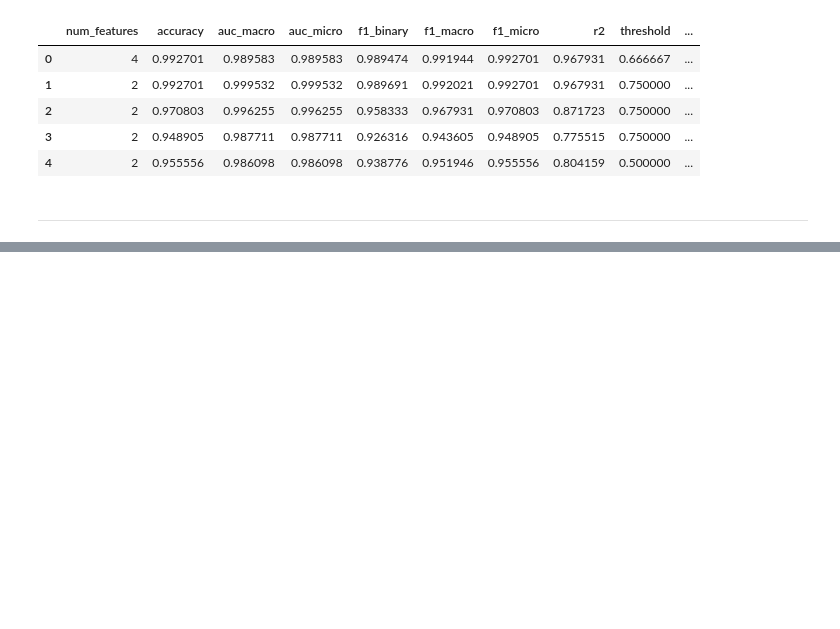
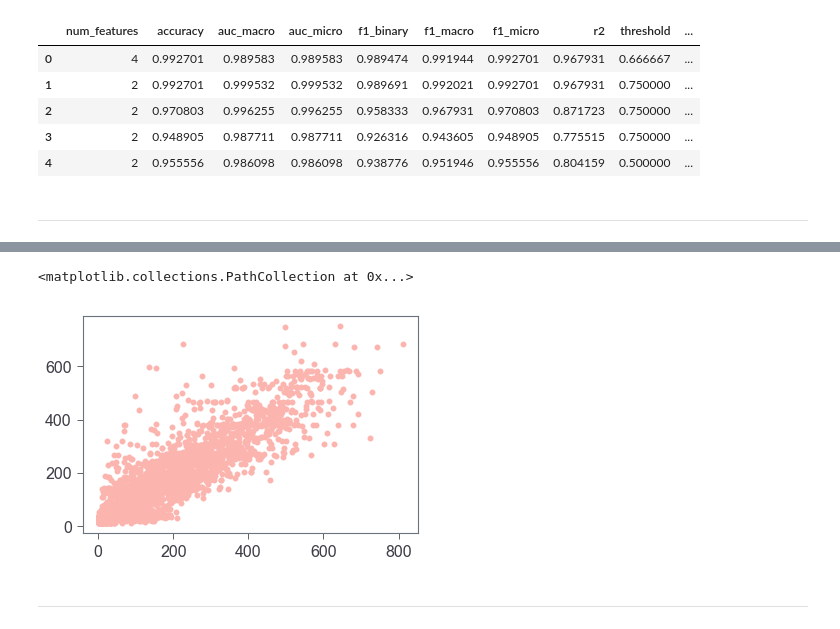
Before and after one commit to peterfennell/S3D, a Jupyter notebook: s3d/quickstart.ipynb, the cells around one changed output, grey strips where cells are left out. Saved outputs shown, nothing was run; the diff lists cells and outputs as text; code cells hidden in the pictures; blank space fills up the shorter version.

```diff
--- a/s3d/quickstart.ipynb
+++ b/s3d/quickstart.ipynb
@@ -564,0 +654,10 @@ threshold based on trianing set: 0.5 for 2 features
+# %%
+y_pred = pd.np.loadtxt('predictions/bike/3/predicted_expectations_MF_4.csv')
+y_true = pd.read_csv('../splitted_data/bike/3/test.csv')['target'].values
+
+plt.scatter(y_true, y_pred, color=pink_color)
+# %% [output]
+<matplotlib.collections.PathCollection at 0x...>
+[figure, added]
+# %% [markdown]
+---
```
Also changed, not shown: parts of 31 cells of this notebook, 4 other files.
